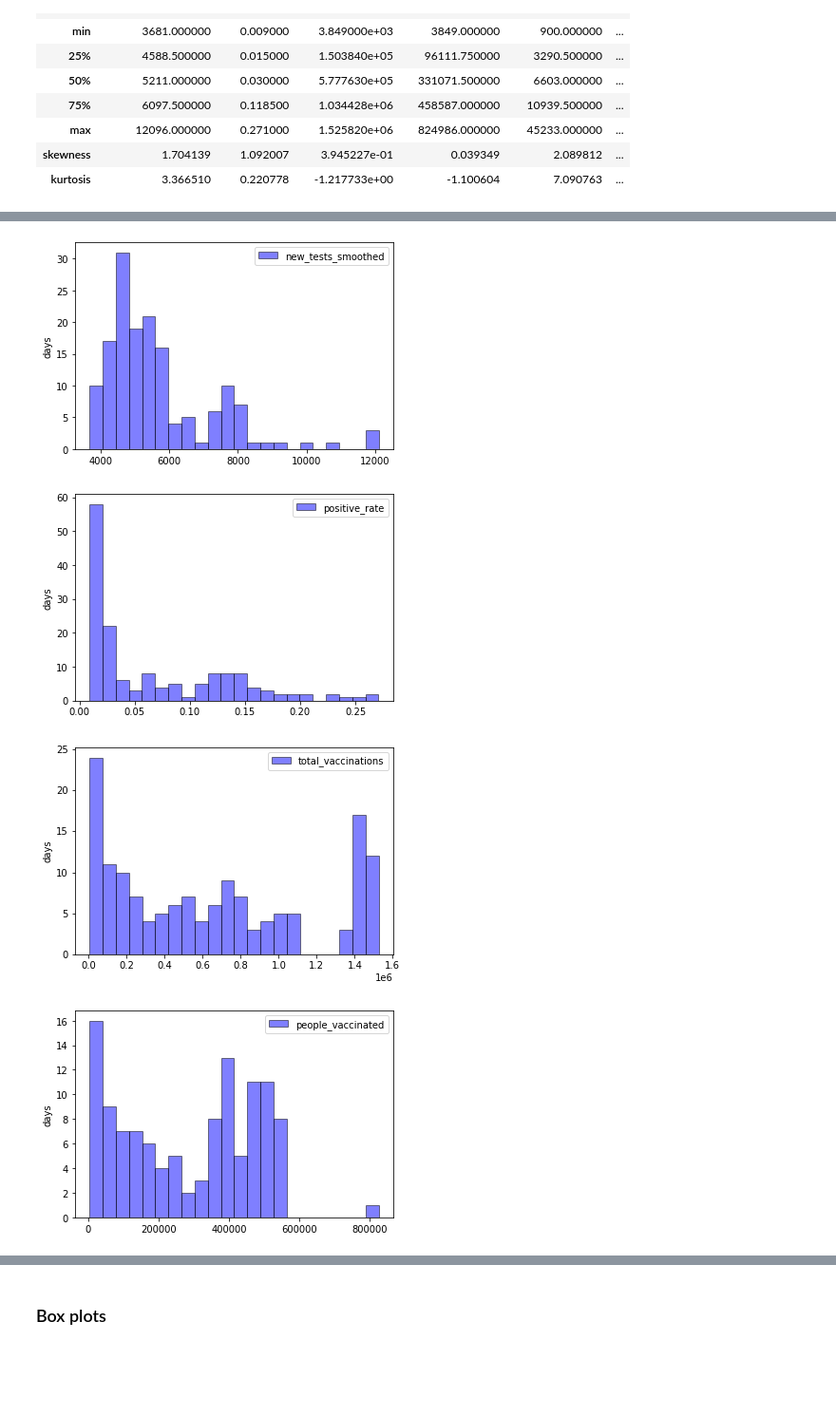
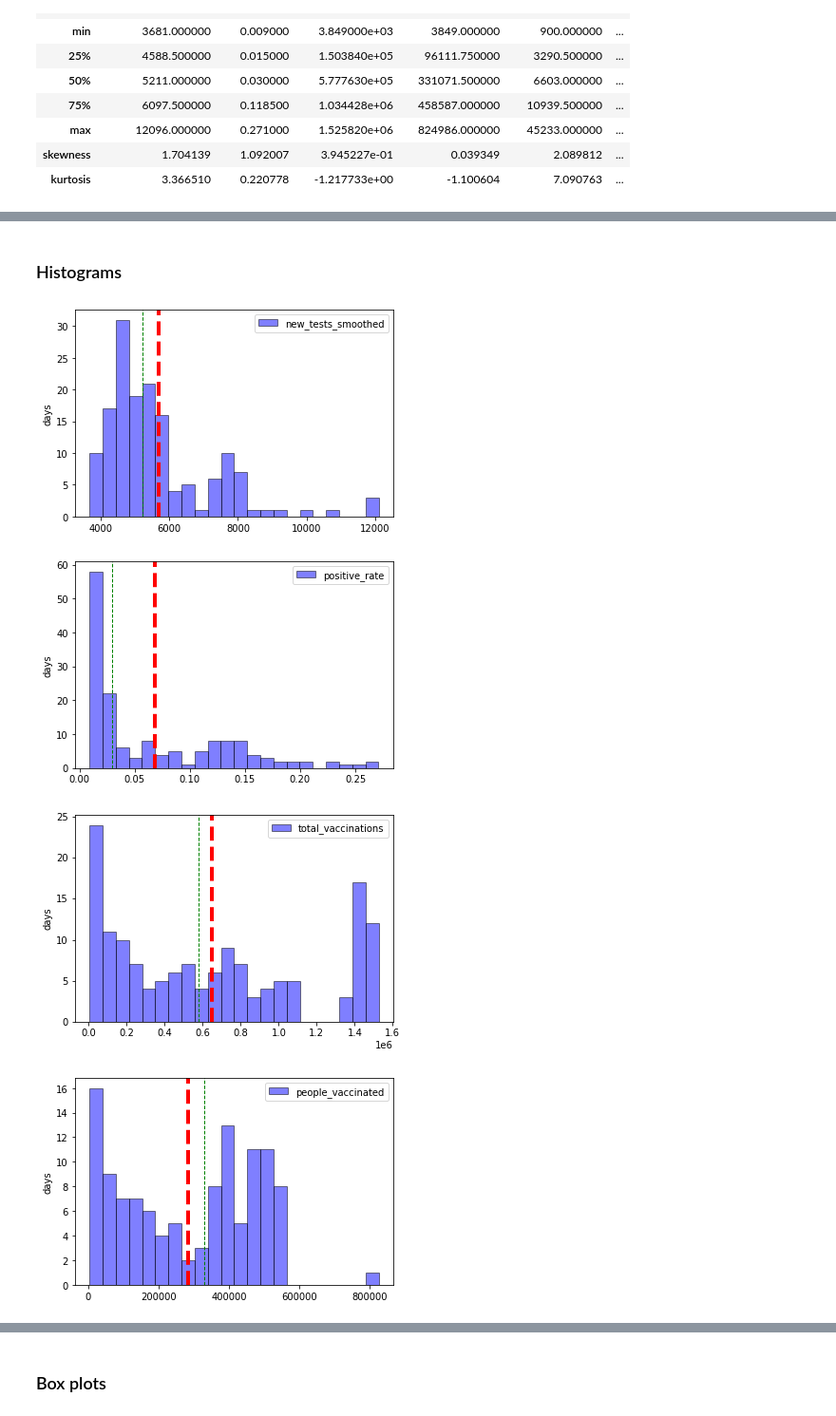
Before and after one commit to iondodon/covid19, a Jupyter notebook: ion.ipynb, the cells around one changed output, grey strips where cells are left out. Shown: that part at 95% size. Drawn from its saved outputs; the diff is of its cells as text; code cells hidden in the pictures; blank space fills up the shorter version.

Commit message:
plots

```diff
--- a/ion.ipynb
+++ b/ion.ipynb
@@ -162,19 +186,23 @@ stats_df
+# %% [markdown]
+### Histograms
 # %%
 def get_bins(n):
     return int(1 + 3.3 * math.log(n))
 # %%
 dataset_size = dataset.shape[0]
 bins = get_bins(dataset_size)
 
 for column in dataset.columns:
     if column in ['date', 'location']:
         continue
     plt.hist(dataset[column], bins=bins, alpha=0.5, label=column, color='blue', edgecolor='black')
+    plt.axvline(dataset[column].mean(), color ='red', linewidth = 4, linestyle = 'dashed')
+    plt.axvline(dataset[column].median(), color ='green', linewidth = 1, linestyle = 'dashed')
     plt.legend(loc='upper right')
     plt.ylabel('days')
     plt.show()
 # %% [output]
-[figure, old version]
+[figure, new version]
-[figure, old version]
+[figure, new version]
-[figure, old version]
+[figure, new version]
-[figure, old version]
+[figure, new version]
```
Also changed, not shown: parts of 9 cells of this notebook.
